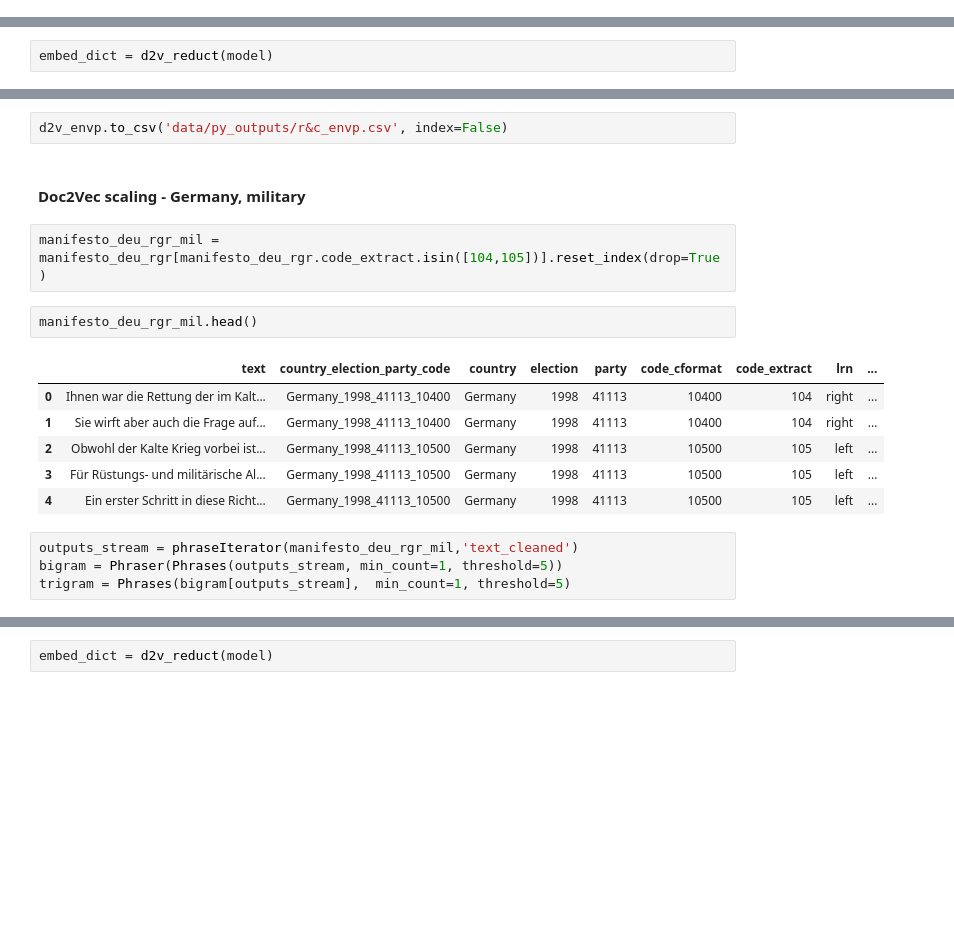
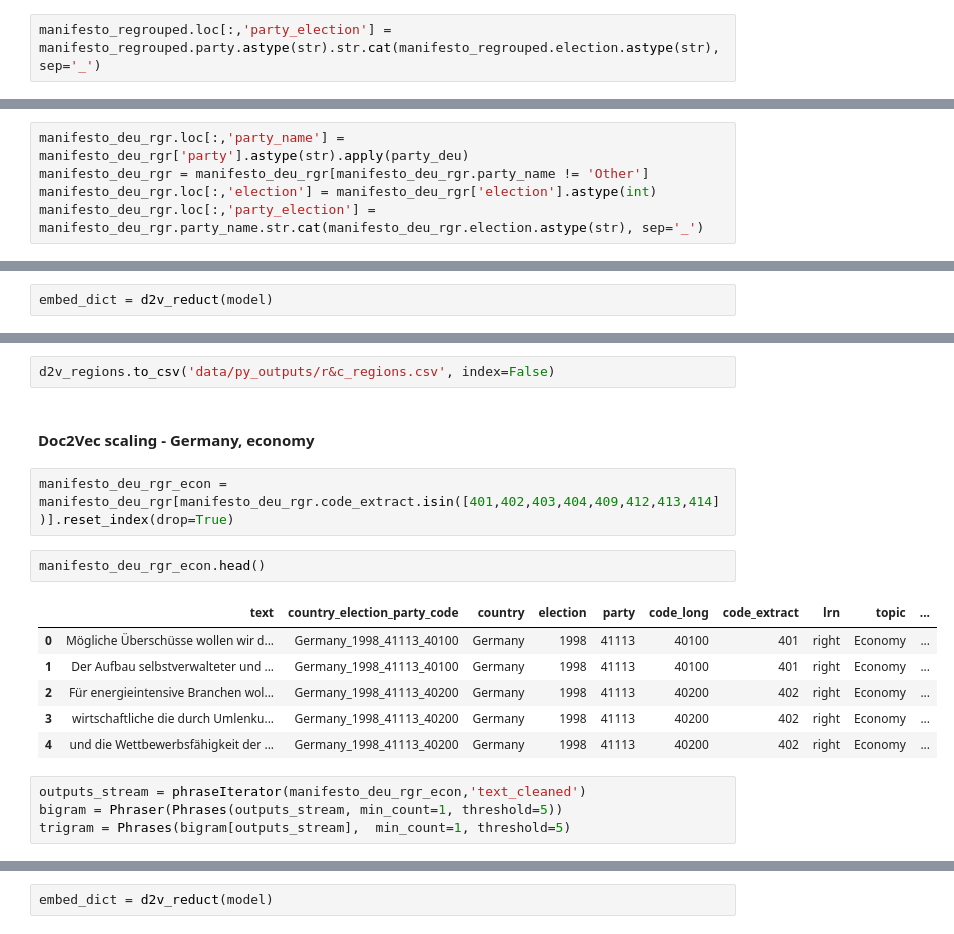
Before and after one commit to hungnguyen167/ContextScale, a Jupyter notebook: 03_main_analyses.ipynb, the cells around one changed output, grey strips where cells are left out. Cells and saved outputs as stored; diff of their text form; blank space fills up the shorter version.

```diff
--- a/03_main_analyses.ipynb
+++ b/03_main_analyses.ipynb
@@ -1910,0 +1485,2 @@ res_table.to_csv('results/tabs and figs/doc2vec_cls.csv', index=False)
+# %%
+manifesto_regrouped.loc[:,'party_election'] = manifesto_regrouped.party.astype(str).str.cat(manifesto_regrouped.election.astype(str), sep='_')
@@ -1917,3 +1526,8 @@ manifesto_deu_rgr['party_election'] = manifesto_deu_rgr.party.astype(str).str.ca
+# %%
+manifesto_deu_rgr.loc[:,'party_name'] = manifesto_deu_rgr['party'].astype(str).apply(party_deu)
+manifesto_deu_rgr = manifesto_deu_rgr[manifesto_deu_rgr.party_name != 'Other']
+manifesto_deu_rgr.loc[:,'election'] = manifesto_deu_rgr['election'].astype(int)
+manifesto_deu_rgr.loc[:,'party_election'] = manifesto_deu_rgr.party_name.str.cat(manifesto_deu_rgr.election.astype(str), sep='_')
 # %%
 manifesto_deu_rgr.head()
 # %% [output]
@@ -2119,20 +1761,20 @@ d2v_envp
 # %%
-d2v_envp.to_csv('data/py_outputs/r&c_envp.csv', index=False)
+d2v_regions.to_csv('data/py_outputs/r&c_regions.csv', index=False)
 # %% [markdown]
-#### Doc2Vec scaling - Germany, military
+#### Doc2Vec scaling - Germany, economy
 # %%
-manifesto_deu_rgr_mil = manifesto_deu_rgr[manifesto_deu_rgr.code_extract.isin([104,105])].reset_index(drop=True)
+manifesto_deu_rgr_econ = manifesto_deu_rgr[manifesto_deu_rgr.code_extract.isin([401,402,403,404,409,412,413,414])].reset_index(drop=True)
 # %%
-manifesto_deu_rgr_mil.head()
+manifesto_deu_rgr_econ.head()
 # %% [output]
-|  | text | country_election_party_code | country | election | party | code_cformat | code_extract | lrn | ... |
-| 0 | Ihnen war die Rettung der im Kalt... | Germany_1998_41113_10400 | Germany | 1998 | 41113 | 10400 | 104 | right | ... |
-| 1 | Sie wirft aber auch die Frage auf... | Germany_1998_41113_10400 | Germany | 1998 | 41113 | 10400 | 104 | right | ... |
-| 2 | Obwohl der Kalte Krieg vorbei ist... | Germany_1998_41113_10500 | Germany | 1998 | 41113 | 10500 | 105 | left | ... |
-| 3 | Für Rüstungs- und militärische Al... | Germany_1998_41113_10500 | Germany | 1998 | 41113 | 10500 | 105 | left | ... |
-| 4 | Ein erster Schritt in diese Richt... | Germany_1998_41113_10500 | Germany | 1998 | 41113 | 10500 | 105 | left | ... |
+|  | text | country_election_party_code | country | election | party | code_long | code_extract | lrn | topic | ... |
+| 0 | Mögliche Überschüsse wollen wir d... | Germany_1998_41113_40100 | Germany | 1998 | 41113 | 40100 | 401 | right | Economy | ... |
+| 1 | Der Aufbau selbstverwalteter und ... | Germany_1998_41113_40100 | Germany | 1998 | 41113 | 40100 | 401 | right | Economy | ... |
+| 2 | Für energieintensive Branchen wol... | Germany_1998_41113_40200 | Germany | 1998 | 41113 | 40200 | 402 | right | Economy | ... |
+| 3 | wirtschaftliche die durch Umlenku... | Germany_1998_41113_40200 | Germany | 1998 | 41113 | 40200 | 402 | right | Economy | ... |
+| 4 | und die Wettbewerbsfähigkeit der ... | Germany_1998_41113_40200 | Germany | 1998 | 41113 | 40200 | 402 | right | Economy | ... |
 # %%
-outputs_stream = phraseIterator(manifesto_deu_rgr_mil,'text_cleaned')
+outputs_stream = phraseIterator(manifesto_deu_rgr_econ,'text_cleaned')
 bigram = Phraser(Phrases(outputs_stream, min_count=1, threshold=5))
 trigram = Phrases(bigram[outputs_stream],  min_count=1, threshold=5)
 # %%
```
Also changed, not shown: parts of 508 cells of this notebook, 13 other files.
